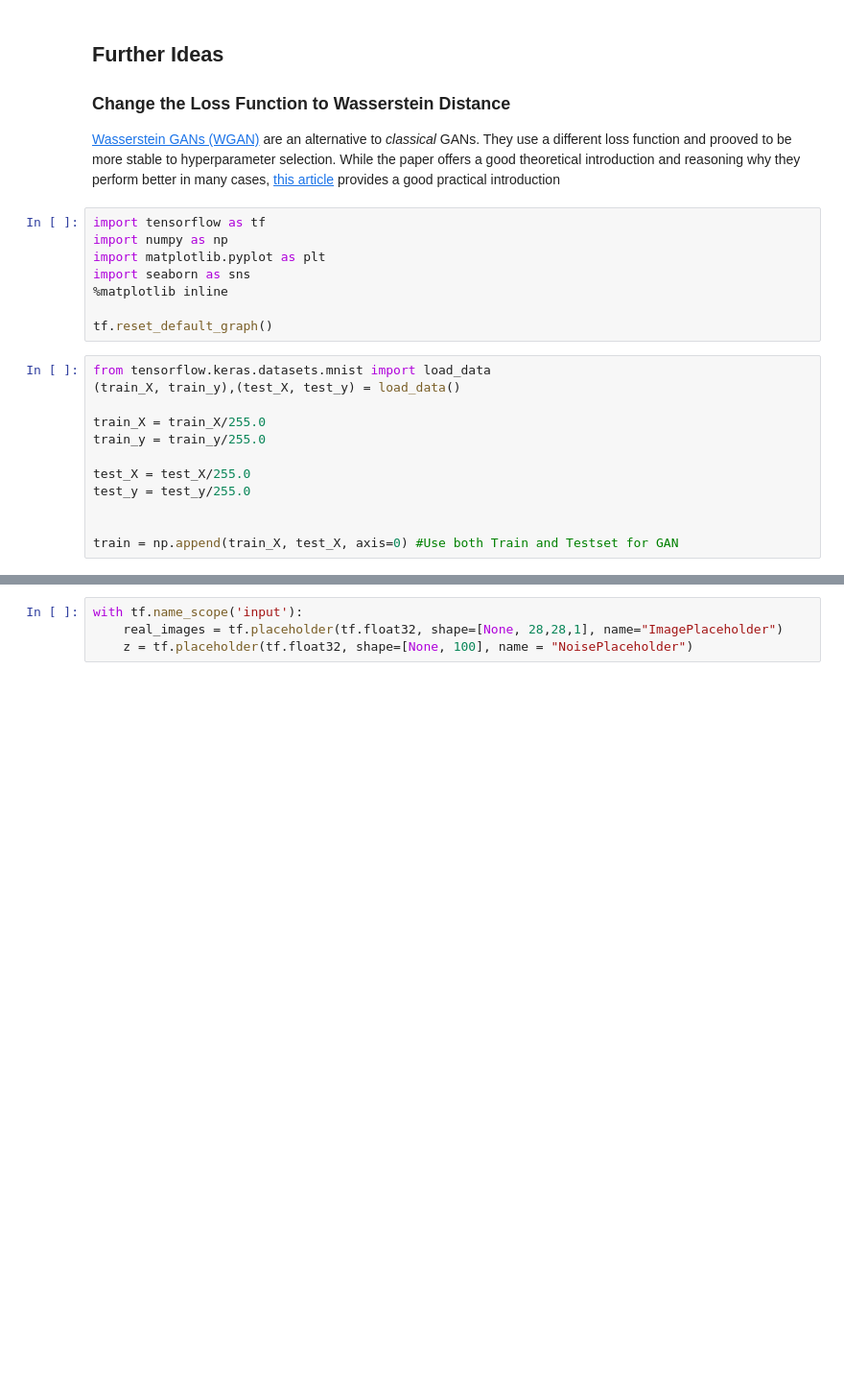
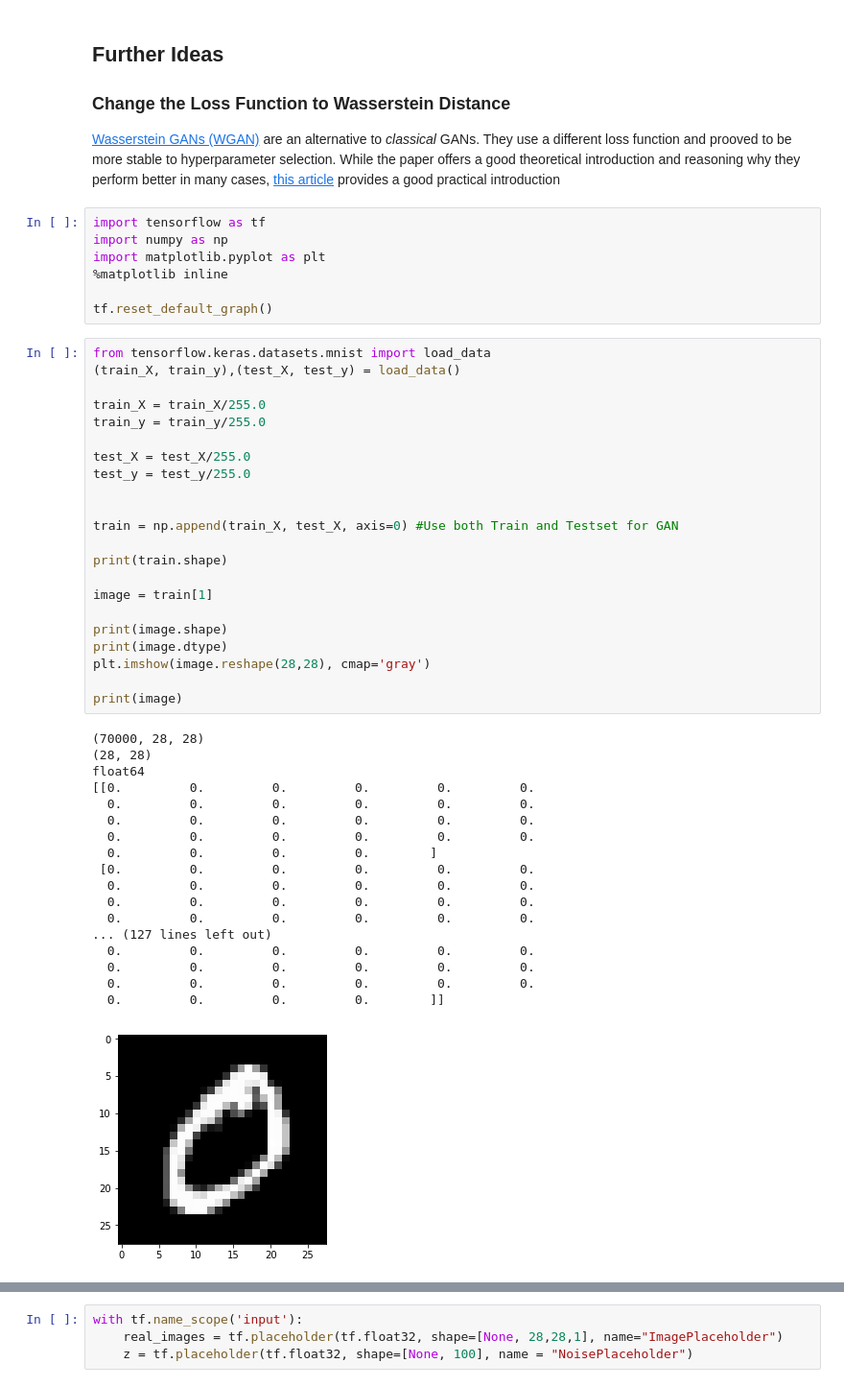
Before and after one commit to An-Dang/Programming-Intelligent-Applications, a Jupyter notebook: gan-tutorial/WGAN.ipynb, the cells around one changed output, grey strips where cells are left out. Shown at 96% size. Cells and saved outputs as stored; diff of their text form; blank space fills up the shorter version.

```diff
--- a/gan-tutorial/WGAN.ipynb
+++ b/gan-tutorial/WGAN.ipynb
@@ -7,19 +7,47 @@
 import tensorflow as tf
 import numpy as np
 import matplotlib.pyplot as plt
-import seaborn as sns
 %matplotlib inline
 
 tf.reset_default_graph()
 # %%
 from tensorflow.keras.datasets.mnist import load_data
 (train_X, train_y),(test_X, test_y) = load_data()
 
 train_X = train_X/255.0
 train_y = train_y/255.0
 
 test_X = test_X/255.0
 test_y = test_y/255.0
 
 
 train = np.append(train_X, test_X, axis=0) #Use both Train and Testset for GAN
+
+print(train.shape)
+
+image = train[1]
+
+print(image.shape)
+print(image.dtype)
+plt.imshow(image.reshape(28,28), cmap='gray')
+
+print(image)
+# %% [output]
+(70000, 28, 28)
+(28, 28)
+float64
+[[0.         0.         0.         0.         0.         0.
+  0.         0.         0.         0.         0.         0.
+  0.         0.         0.         0.         0.         0.
+  0.         0.         0.         0.         0.         0.
+  0.         0.         0.         0.        ]
+ [0.         0.         0.         0.         0.         0.
+  0.         0.         0.         0.         0.         0.
+  0.         0.         0.         0.         0.         0.
+  0.         0.         0.         0.         0.         0.
+... (127 lines left out)
+  0.         0.         0.         0.         0.         0.
+  0.         0.         0.         0.         0.         0.
+  0.         0.         0.         0.         0.         0.
+  0.         0.         0.         0.        ]]
+[figure, added]
```
Also changed, not shown: parts of 33 cells of this notebook, 8 other files.
